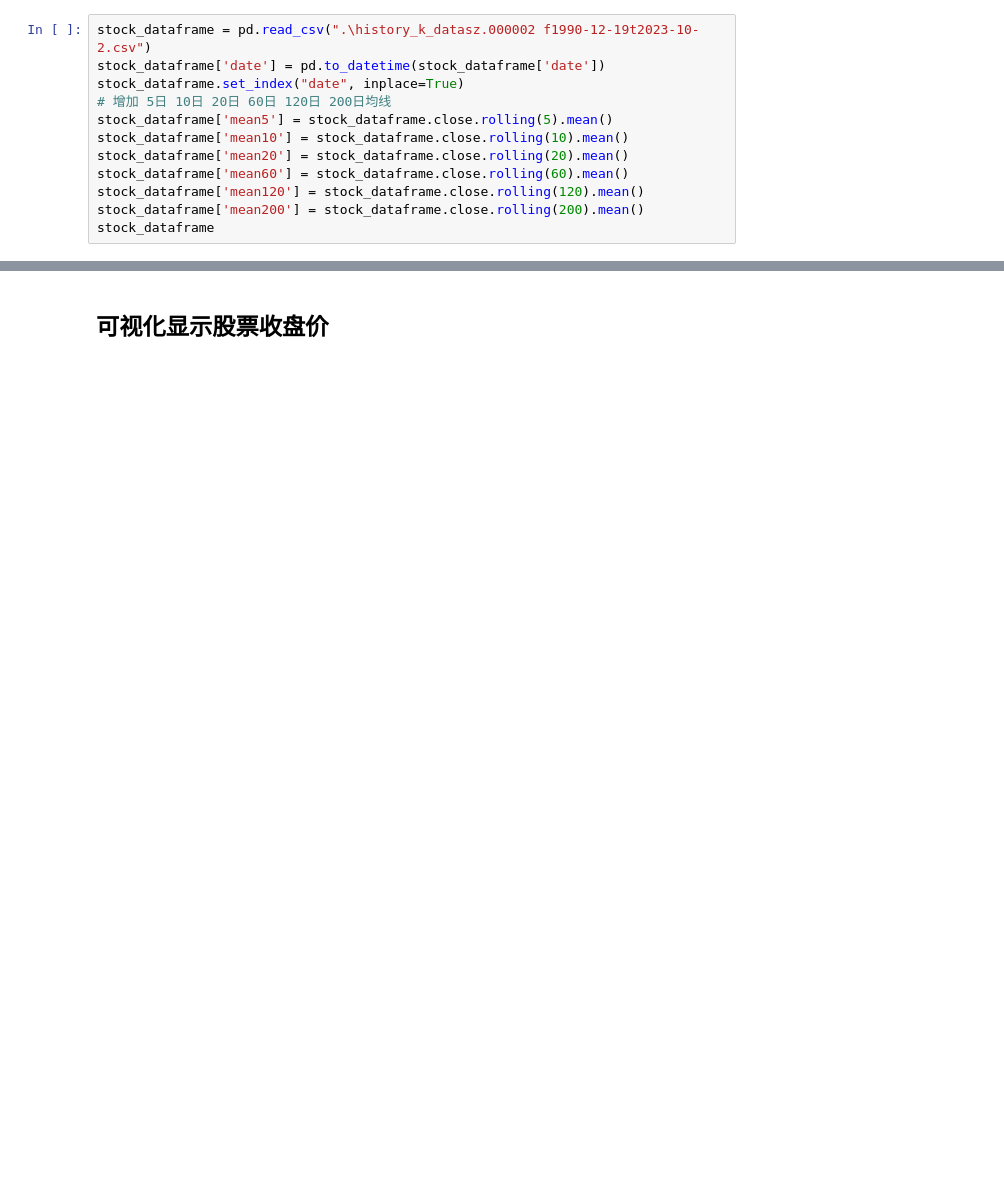
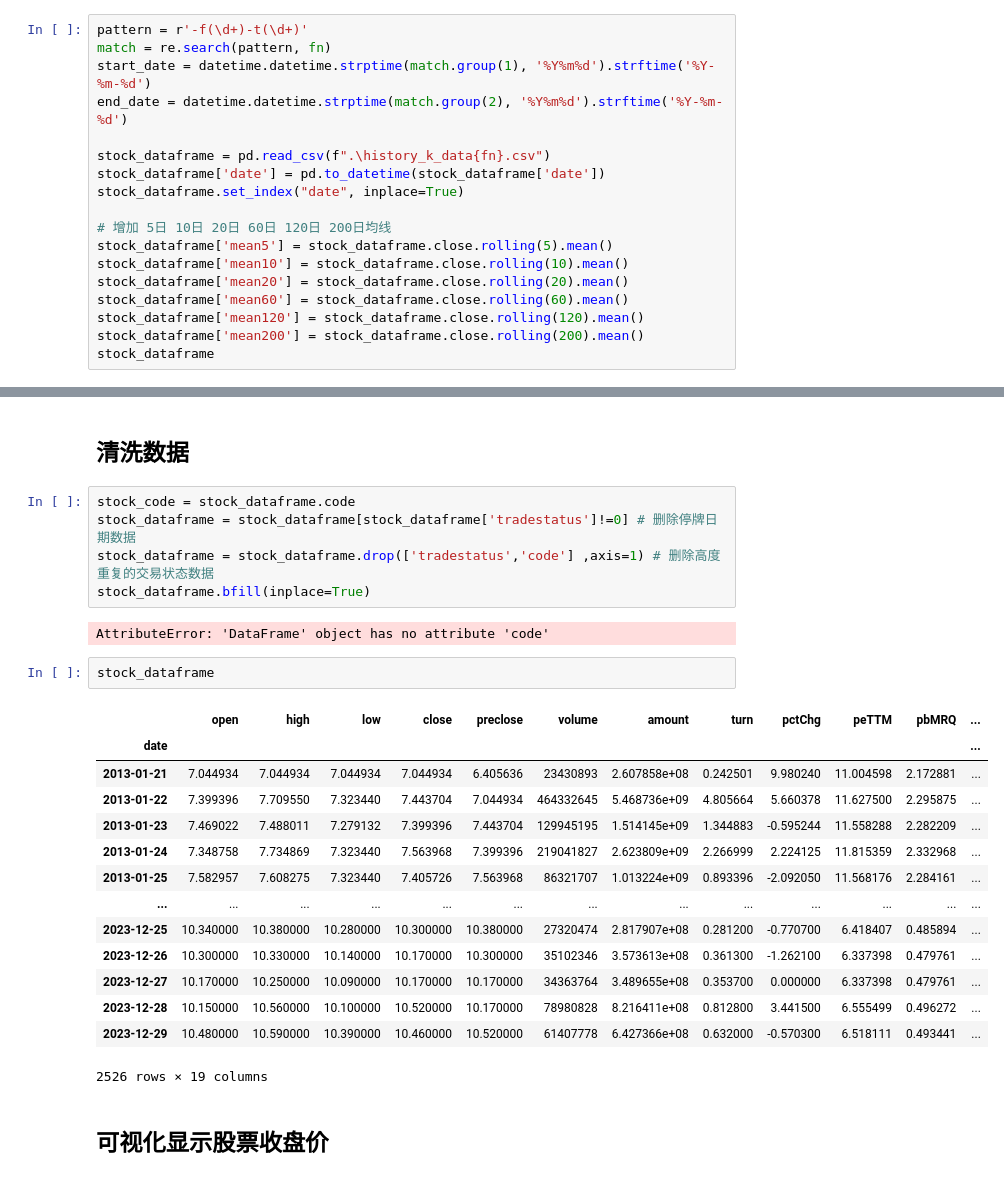
Before and after one commit to yummiko/python_stock_analysis, a Jupyter notebook: yyc_file/stock_analysis_yyc.ipynb, the cells around one changed output, grey strips where cells are left out. Drawn from its saved outputs; the diff is of its cells as text; blank space fills up the shorter version.

```diff
--- a/yyc_file/stock_analysis_yyc.ipynb
+++ b/yyc_file/stock_analysis_yyc.ipynb
@@ -77,7 +106,13 @@ get_stock_data(start_date="1990-12-19",end_date="2023-10-2")
 # %%
-stock_dataframe = pd.read_csv(".\history_k_datasz.000002 f1990-12-19t2023-10-2.csv")
+pattern = r'-f(\d+)-t(\d+)'
+match = re.search(pattern, fn)
+start_date = datetime.datetime.strptime(match.group(1), '%Y%m%d').strftime('%Y-%m-%d')
+end_date = datetime.datetime.strptime(match.group(2), '%Y%m%d').strftime('%Y-%m-%d')
+
+stock_dataframe = pd.read_csv(f".\history_k_data{fn}.csv")
 stock_dataframe['date'] = pd.to_datetime(stock_dataframe['date'])
 stock_dataframe.set_index("date", inplace=True)
+
 # 增加 5日 10日 20日 60日 120日 200日均线
 stock_dataframe['mean5'] = stock_dataframe.close.rolling(5).mean()
 stock_dataframe['mean10'] = stock_dataframe.close.rolling(10).mean()
@@ -89,3 +139,29 @@ stock_dataframe
+# %% [markdown]
+## 清洗数据
+# %%
+stock_code = stock_dataframe.code
+stock_dataframe = stock_dataframe[stock_dataframe['tradestatus']!=0] # 删除停牌日期数据
+stock_dataframe = stock_dataframe.drop(['tradestatus','code'] ,axis=1) # 删除高度重复的交易状态数据
+stock_dataframe.bfill(inplace=True)
+# %% [output]
+AttributeError: 'DataFrame' object has no attribute 'code'
+# %%
+stock_dataframe
+# %% [output]
+|  | open | high | low | close | preclose | volume | amount | turn | pctChg | peTTM | pbMRQ | ... |
+| date |  |  |  |  |  |  |  |  |  |  |  | ... |
+| 2013-01-21 | 7.044934 | 7.044934 | 7.044934 | 7.044934 | 6.405636 | 23430893 | 2.607858e+08 | 0.242501 | 9.980240 | 11.004598 | 2.172881 | ... |
+| 2013-01-22 | 7.399396 | 7.709550 | 7.323440 | 7.443704 | 7.044934 | 464332645 | 5.468736e+09 | 4.805664 | 5.660378 | 11.627500 | 2.295875 | ... |
+| 2013-01-23 | 7.469022 | 7.488011 | 7.279132 | 7.399396 | 7.443704 | 129945195 | 1.514145e+09 | 1.344883 | -0.595244 | 11.558288 | 2.282209 | ... |
+| 2013-01-24 | 7.348758 | 7.734869 | 7.323440 | 7.563968 | 7.399396 | 219041827 | 2.623809e+09 | 2.266999 | 2.224125 | 11.815359 | 2.332968 | ... |
+| 2013-01-25 | 7.582957 | 7.608275 | 7.323440 | 7.405726 | 7.563968 | 86321707 | 1.013224e+09 | 0.893396 | -2.092050 | 11.568176 | 2.284161 | ... |
+| ... | ... | ... | ... | ... | ... | ... | ... | ... | ... | ... | ... | ... |
+| 2023-12-25 | 10.340000 | 10.380000 | 10.280000 | 10.300000 | 10.380000 | 27320474 | 2.817907e+08 | 0.281200 | -0.770700 | 6.418407 | 0.485894 | ... |
+| 2023-12-26 | 10.300000 | 10.330000 | 10.140000 | 10.170000 | 10.300000 | 35102346 | 3.573613e+08 | 0.361300 | -1.262100 | 6.337398 | 0.479761 | ... |
+| 2023-12-27 | 10.170000 | 10.250000 | 10.090000 | 10.170000 | 10.170000 | 34363764 | 3.489655e+08 | 0.353700 | 0.000000 | 6.337398 | 0.479761 | ... |
+| 2023-12-28 | 10.150000 | 10.560000 | 10.100000 | 10.520000 | 10.170000 | 78980828 | 8.216411e+08 | 0.812800 | 3.441500 | 6.555499 | 0.496272 | ... |
+| 2023-12-29 | 10.480000 | 10.590000 | 10.390000 | 10.460000 | 10.520000 | 61407778 | 6.427366e+08 | 0.632000 | -0.570300 | 6.518111 | 0.493441 | ... |
+2526 rows × 19 columns
 # %% [markdown]
 ## 可视化显示股票收盘价
 # %%
```
Also changed, not shown: parts of 14 cells of this notebook.
